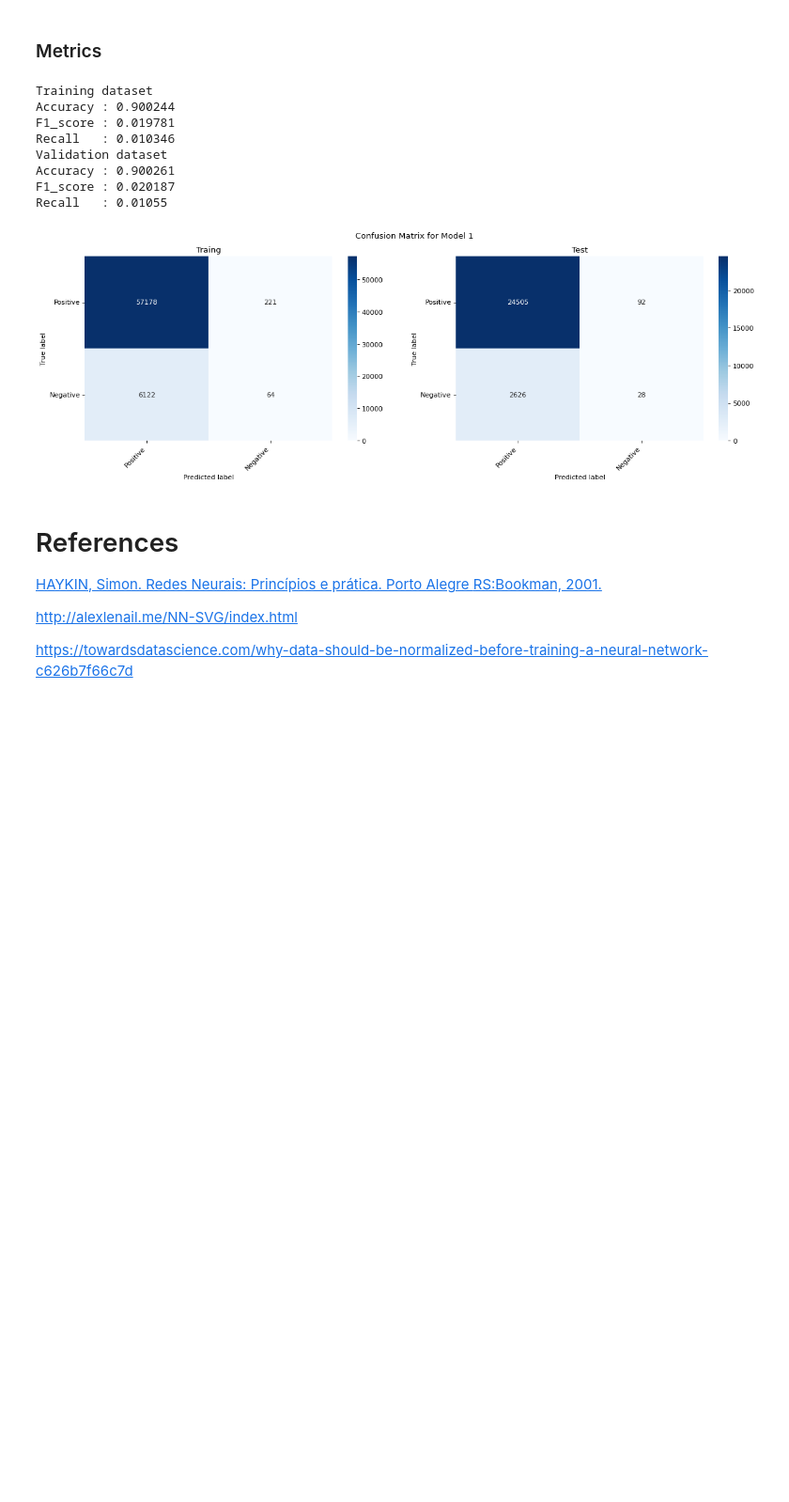
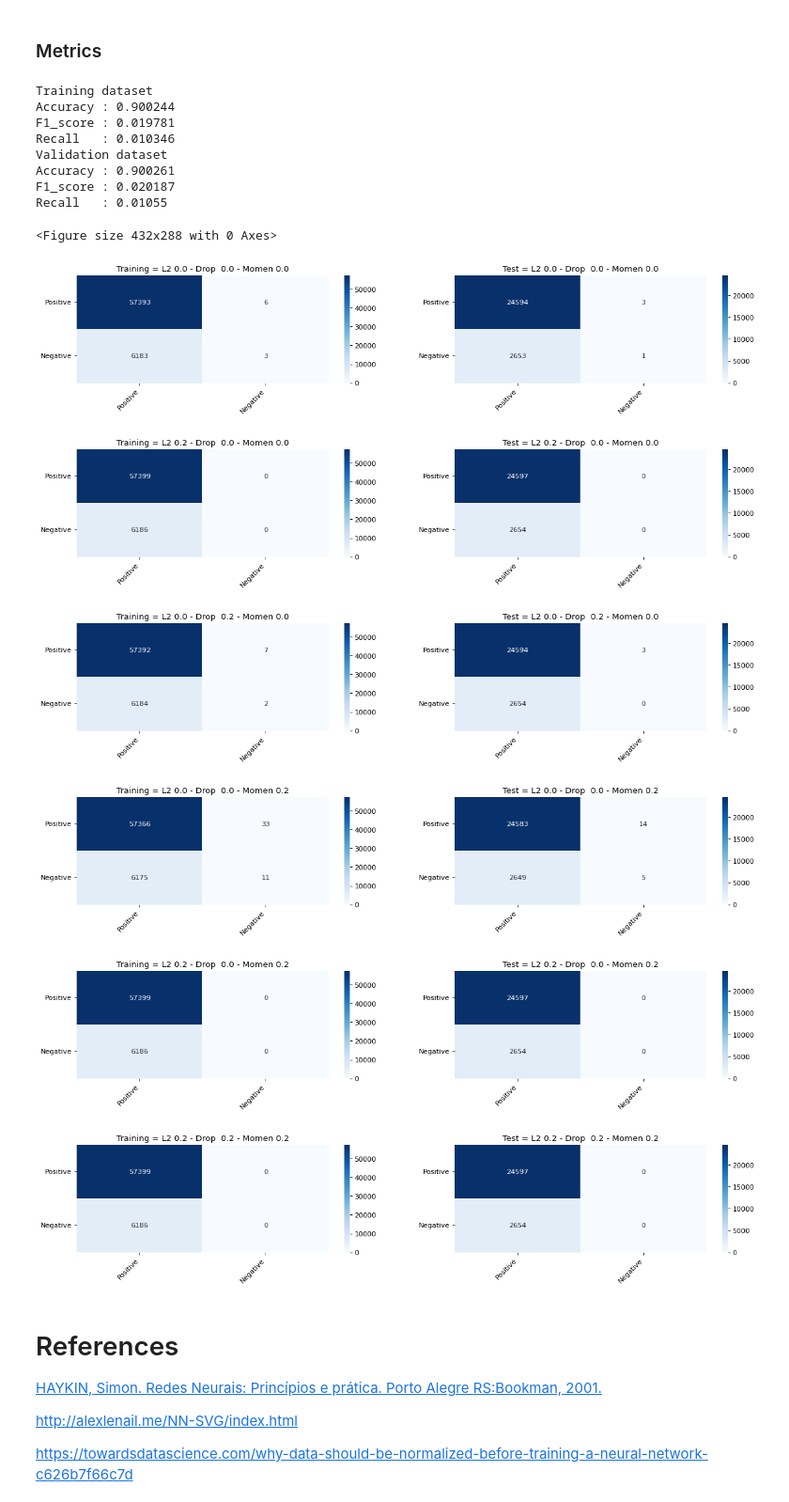
Before and after one commit to barauna-lo/Neurocomputing, a Jupyter notebook: Project_01_MLP.ipynb, the cells around one changed output. Shown at 94% size. Saved outputs shown, nothing was run; the diff lists cells and outputs as text; code cells hidden in the pictures; blank space fills up the shorter version.

```diff
--- a/Project_01_MLP.ipynb
+++ b/Project_01_MLP.ipynb
@@ -501,4 +501,4 @@ for i in range(len(regul)):
   model_4[i].add(Dropout(dropo[i]))
   model_4[i].add(keras.layers.Dense(units=50,kernel_regularizer=l2(regul[i]), activation="sigmoid"))
   model_4[i].add(keras.layers.Dense(units=1, activation="linear"))
-  model_4[i].compile(loss='mean_squared_error', optimizer=adam, metrics=["mean_absolute_error"])
+  model_4[i].compile(loss='mean_squared_error', optimizer=sgd, metrics=["mean_absolute_error"])
@@ -608,4 +608,4 @@ for i in range(len(regul)):
   model_5[i].add(Dropout(dropo[i]))
   model_5[i].add(keras.layers.Dense(units=50,kernel_regularizer=l2(regul[i]), activation="sigmoid"))
   model_5[i].add(keras.layers.Dense(units=1, activation="relu"))
-  model_5[i].compile(loss='mean_squared_error', optimizer=adam, metrics=["mean_absolute_error"])
+  model_5[i].compile(loss='mean_squared_error', optimizer=sgd, metrics=["mean_absolute_error"])
@@ -823,7 +829,7 @@ for i in range(len(regul)):
   model_NASA_1[i].add(Dense(5, input_dim=x_train.shape[1], kernel_regularizer=l2(regul[i]),activation='relu'))
   model_NASA_1[i].add(Dropout(dropo[i]))
   model_NASA_1[i].add(Dense(1, activation='sigmoid'))
-  model_NASA_1[i].compile(loss='binary_crossentropy', optimizer=Adam(lr=0.0001), metrics=['accuracy'])
+  model_NASA_1[i].compile(loss='binary_crossentropy', optimizer=sgd, metrics=['accuracy'])
 #model.summary()
 # %% [markdown]
 ### Training
@@ -868,20 +872,20 @@ Model NASA 16
 N_rows, N_colluns = 6,2
 
 figure(figsize=(18,30),dpi=80)
-plt.suptitle('')
+plt.suptitle("Topology NASA 1")
 for i in range(len(regul)):
   plt.subplot(N_rows,N_colluns,((2*i+1)))
-  plt.plot(history_NASA_1[i].history['accuracy'], color="C0")
-  plt.plot(history_NASA_1[i].history['val_accuracy'], color="C1")
-  plt.title(' Model '+str(i+1))
+  plt.plot(    history_NASA_1[i].history['accuracy'], color="C0")
+  plt.plot(    history_NASA_1[i].history['val_accuracy'], color="C1")
+  plt.title('L2 '+str(regul[i])+' - Drop  '+str(dropo[i])+' - Momen '+str(moment[i])+'')
   plt.ylabel('Accuracy')
   plt.xlabel('Epoch')
   plt.legend(['accuracy', 'Validation'], loc='lower right')
 
   plt.subplot(N_rows,N_colluns,((2*i+2)))
-  plt.plot(history_NASA_1[i].history['loss'], color="C0")
-  plt.plot(history_NASA_1[i].history['val_loss'], color="C1")
-  plt.title(' Model '+str(i+1))
+  plt.plot(    history_NASA_1[i].history['loss'], color="C0")
+  plt.plot(    history_NASA_1[i].history['val_loss'], color="C1")
+  plt.title('L2 '+str(regul[i])+' - Drop  '+str(dropo[i])+' - Momen '+str(moment[i])+'')
   plt.ylabel('Loss')
   plt.xlabel('Epoch')
   plt.legend(['Training', 'Validation'], loc='upper left')
@@ -910,32 +914,40 @@ F1_score : 0.020187
 Recall   : 0.01055
 # %%
 #Confusion Matrix
+N_rows, N_colluns = 6,2
 
-figure(figsize=(18,5),dpi=80)
-plt.suptitle('Confusion Matrix for Model '+str(i+1))
+#figure(figsize=(18,20),dpi=80)
+plt.suptitle('')
+for i in range(len(regul)):
+  figure(figsize=(18,20),dpi=80)
+  plt.subplot(N_rows,N_colluns,((2*i+1)))
+  plt.title('Training = L2 '+str(regul[i])+' - Drop  '+str(dropo[i])+' - Momen '+str(moment[i])+'')
+  confusionMatrixDF = pd.DataFrame(confusion_matrix(y_train.values, np.round(model_NASA_1[i].predict(x_train.values))),index=('Positive', 'Negative'),columns=('Positive', 'Negative'))
+  heatmap = sns.heatmap(confusionMatrixDF, annot=True, fmt="d", cmap="Blues",  vmin=0)
+  heatmap.yaxis.set_ticklabels(heatmap.yaxis.get_ticklabels(), rotation=0, ha='right')#, fontsize=14)
+  heatmap.xaxis.set_ticklabels(heatmap.xaxis.get_ticklabels(), rotation=45, ha='right')#, fontsize=14)
+  plt.ylabel('True label')
+  plt.xlabel('Predicted label')
 
-plt.subplot(1,2,1)
-plt.title('Traing')
-confusionMatrixDF = pd.DataFrame(confusion_matrix(y_train.values, np.round(model_NASA_1[i].predict(x_train.values))),index=('Positive', 'Negative'),columns=('Positive', 'Negative'))
-heatmap = sns.heatmap(confusionMatrixDF, annot=True, fmt="d", cmap="Blues",  vmin=0)
-heatmap.yaxis.set_ticklabels(heatmap.yaxis.get_ticklabels(), rotation=0, ha='right')#, fontsize=14)
-heatmap.xaxis.set_ticklabels(heatmap.xaxis.get_ticklabels(), rotation=45, ha='right')#, fontsize=14)
-plt.ylabel('True label')
-plt.xlabel('Predicted label')
-
-plt.subplot(1,2,2)
-plt.title('Test')
-confusionMatrixDF = pd.DataFrame(confusion_matrix(y_test.values, np.round(model_NASA_1[i].predict(x_test.values))),
-                                 index=('Positive', 'Negative'),
-                                 columns=('Positive', 'Negative'))
-heatmap = sns.heatmap(confusionMatrixDF, annot=True, fmt="d", cmap="Blues",  vmin=0)
-heatmap.yaxis.set_ticklabels(heatmap.yaxis.get_ticklabels(), rotation=0, ha='right')#, fontsize=14)
-heatmap.xaxis.set_ticklabels(heatmap.xaxis.get_ticklabels(), rotation=45, ha='right')#, fontsize=14)
-plt.ylabel('True label')
-plt.xlabel('Predicted label')
-plt.show()
+  plt.subplot(N_rows,N_colluns,((2*i+2)))
+  plt.title('Test = L2 '+str(regul[i])+' - Drop  '+str(dropo[i])+' - Momen '+str(moment[i]))
+  confusionMatrixDF = pd.DataFrame(confusion_matrix(y_test.values, np.round(model_NASA_1[i].predict(x_test.values))),
+                                  index=('Positive', 'Negative'),
+                                  columns=('Positive', 'Negative'))
+  heatmap = sns.heatmap(confusionMatrixDF, annot=True, fmt="d", cmap="Blues",  vmin=0)
+  heatmap.yaxis.set_ticklabels(heatmap.yaxis.get_ticklabels(), rotation=0, ha='right')#, fontsize=14)
+  heatmap.xaxis.set_ticklabels(heatmap.xaxis.get_ticklabels(), rotation=45, ha='right')#, fontsize=14)
+  plt.ylabel('True label')
+  plt.xlabel('Predicted label')
+  plt.show()
 # %% [output]
+<Figure size 432x288 with 0 Axes>
-[figure, old version]
+[figure, new version]
+[figure, added]
+[figure, added]
+[figure, added]
+[figure, added]
+[figure, added]
 # %% [markdown]
 # References
 
```
Also changed, not shown: parts of 35 cells of this notebook.
